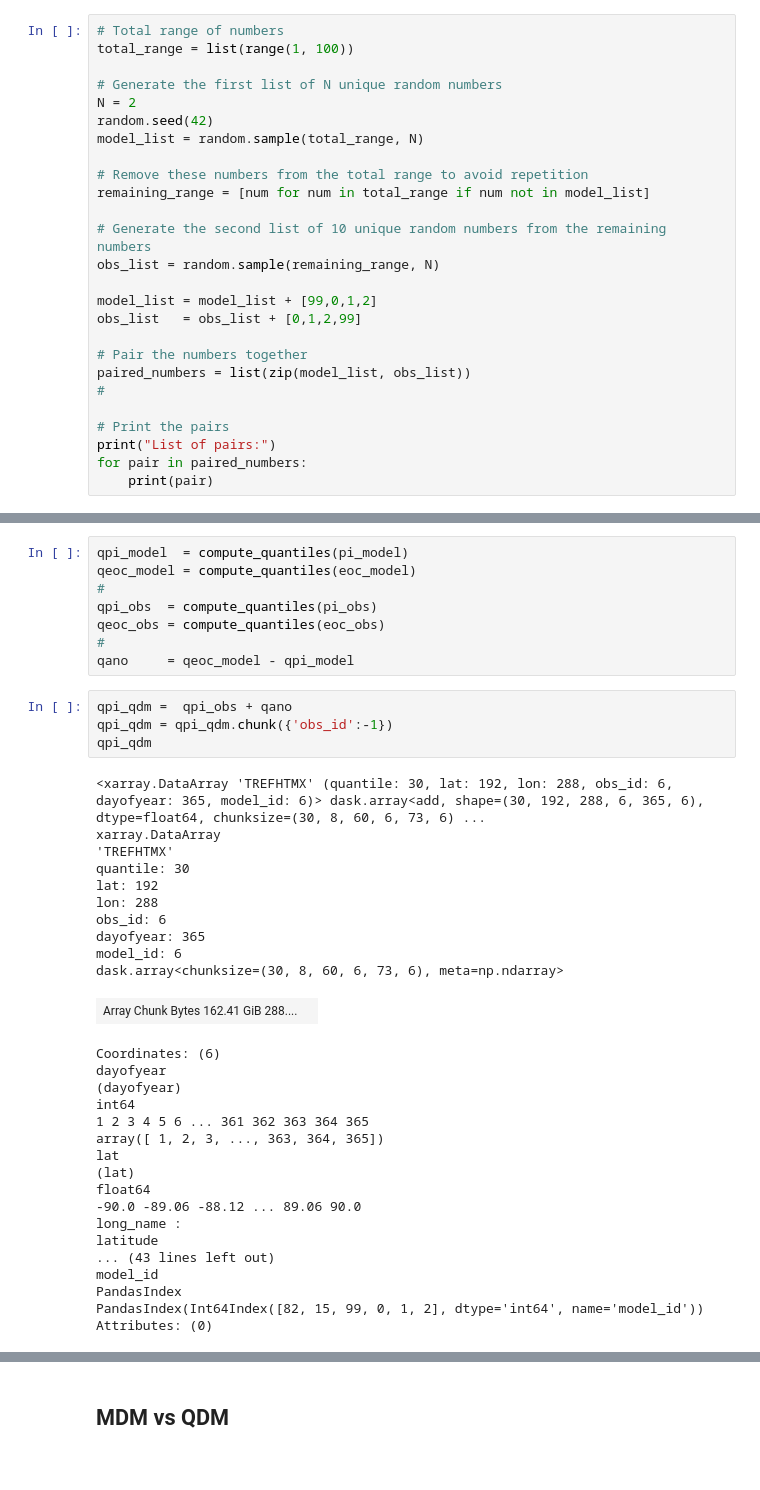
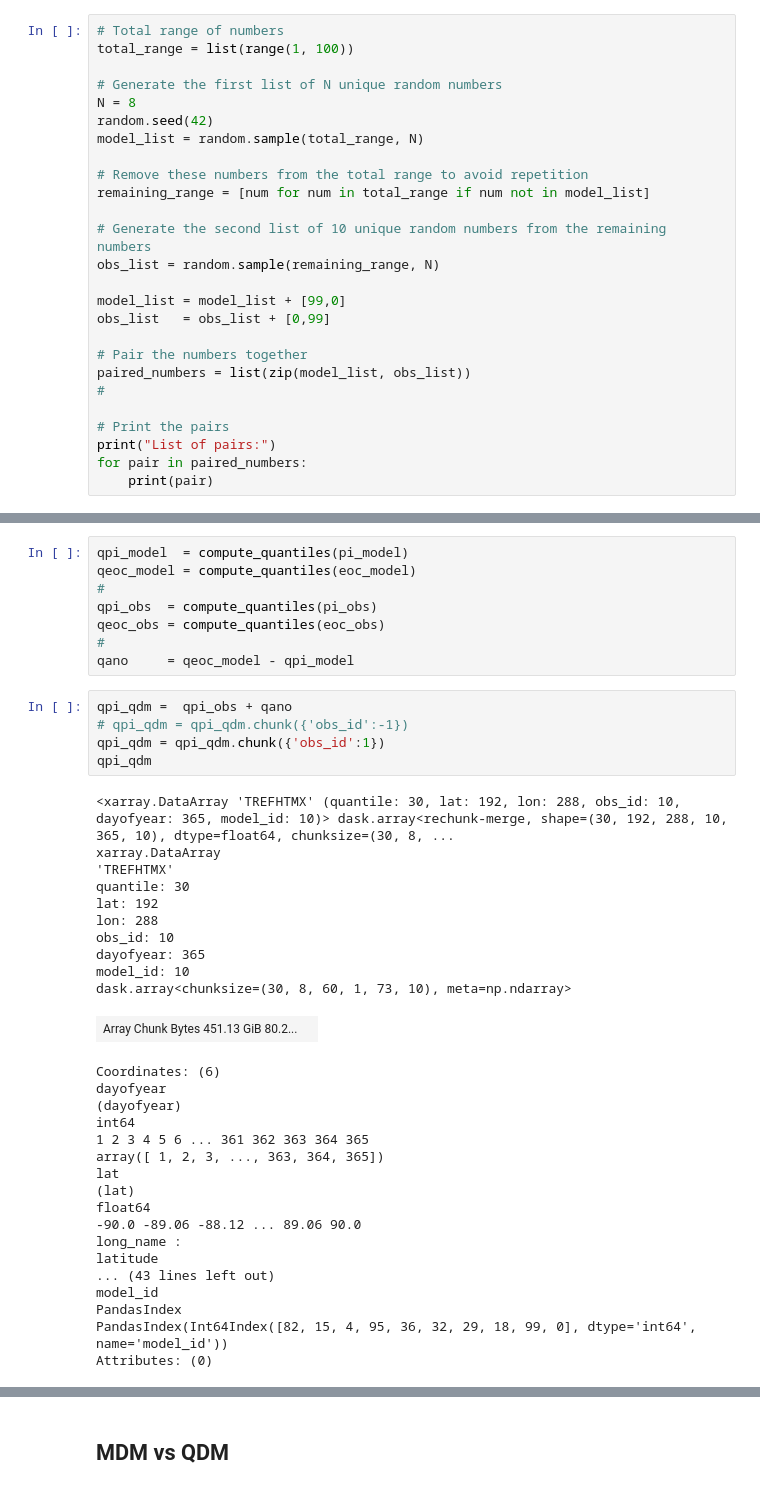
Before and after one commit to hrhampapura/moment_delta_mapping, a Jupyter notebook: lens_analysis/notebooks_final/Detrended/mdm_qdm.ipynb, the cells around one changed output, grey strips where cells are left out. Drawn from its saved outputs; the diff is of its cells as text.

```diff
--- a/lens_analysis/notebooks_final/Detrended/mdm_qdm.ipynb
+++ b/lens_analysis/notebooks_final/Detrended/mdm_qdm.ipynb
@@ -186,7 +187,7 @@ To avoid creating the large chunks, set the option
 total_range = list(range(1, 100))
 
 # Generate the first list of N unique random numbers
-N = 2
+N = 8
 random.seed(42)
 model_list = random.sample(total_range, N)
 
@@ -196,8 +197,8 @@ remaining_range = [num for num in total_range if num not in model_list]
 # Generate the second list of 10 unique random numbers from the remaining numbers
 obs_list = random.sample(remaining_range, N)
 
-model_list = model_list + [99,0,1,2]
-obs_list   = obs_list + [0,1,2,99]
+model_list = model_list + [99,0]
+obs_list   = obs_list + [0,99]
 
 # Pair the numbers together
 paired_numbers = list(zip(model_list, obs_list))
@@ -363,20 +342,21 @@ qeoc_obs = compute_quantiles(eoc_obs)
 qano     = qeoc_model - qpi_model
 # %%
 qpi_qdm =  qpi_obs + qano
-qpi_qdm = qpi_qdm.chunk({'obs_id':-1})
+# qpi_qdm = qpi_qdm.chunk({'obs_id':-1})
+qpi_qdm = qpi_qdm.chunk({'obs_id':1})
 qpi_qdm
 # %% [output]
-<xarray.DataArray 'TREFHTMX' (quantile: 30, lat: 192, lon: 288, obs_id: 6, dayofyear: 365, model_id: 6)> dask.array<add, shape=(30, 192, 288, 6, 365, 6), dtype=float64, chunksize=(30, 8, 60, 6, 73, 6) ...
+<xarray.DataArray 'TREFHTMX' (quantile: 30, lat: 192, lon: 288, obs_id: 10, dayofyear: 365, model_id: 10)> dask.array<rechunk-merge, shape=(30, 192, 288, 10, 365, 10), dtype=float64, chunksize=(30, 8, ...
 xarray.DataArray
 'TREFHTMX'
 quantile: 30
 lat: 192
 lon: 288
-obs_id: 6
+obs_id: 10
 dayofyear: 365
-model_id: 6
-dask.array<chunksize=(30, 8, 60, 6, 73, 6), meta=np.ndarray>
+model_id: 10
+dask.array<chunksize=(30, 8, 60, 1, 73, 10), meta=np.ndarray>
-| Array Chunk Bytes 162.41 GiB 288.... |  |
+| Array Chunk Bytes 451.13 GiB 80.2... |  |
 Coordinates: (6)
 dayofyear
 (dayofyear)
@@ -392,7 +372,7 @@ latitude
 ... (43 lines left out)
 model_id
 PandasIndex
-PandasIndex(Int64Index([82, 15, 99, 0, 1, 2], dtype='int64', name='model_id'))
+PandasIndex(Int64Index([82, 15, 4, 95, 36, 32, 29, 18, 99, 0], dtype='int64', name='model_id'))
 Attributes: (0)
 # %%
 # %%time
```
Also changed, not shown: parts of 52 cells of this notebook, 6 other files.
